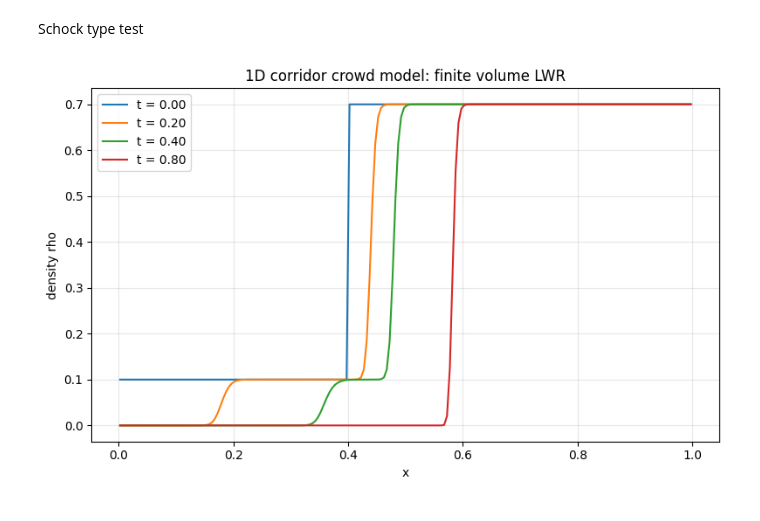
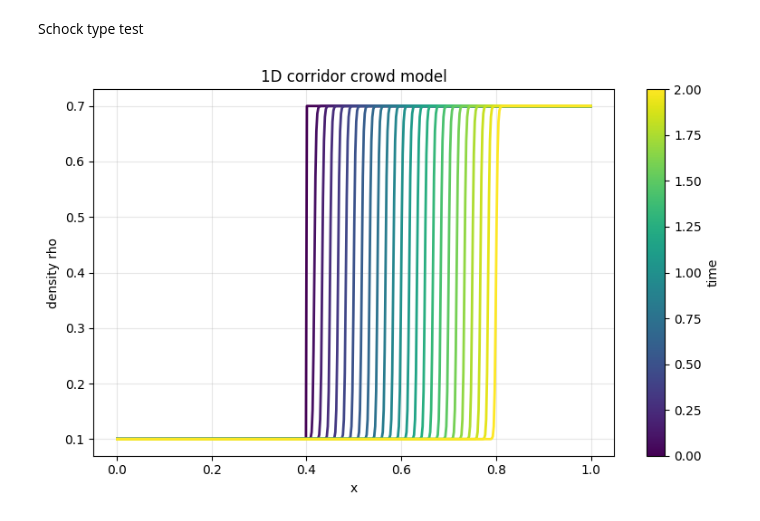
Before and after one commit to margheritabonan/Crowd-Modelling, a Jupyter notebook: crowd_modelling.ipynb, the cells around one changed output. Drawn from its saved outputs; the diff is of its cells as text; code cells hidden in the pictures.

```diff
--- a/crowd_modelling.ipynb
+++ b/crowd_modelling.ipynb
@@ -96,0 +180,11 @@ plt.show()
+# %%
+def initial_density_shock(x):
+    return np.where(x <= 0.4, 0.1, 0.7)
+
+x_coords, density_snapshots = solve_lwr_corridor(
+    initial_density_shock,
+    num_time_steps=1000,
+    num_snapshots=25,
+)
+
+plot_density_snapshots(x_coords, density_snapshots, title="1D corridor model")
@@ -97,25 +193,15 @@ plt.show()
 # %% [markdown]
 Schock type test
 # %%
-def initial_condition(x):
-    """
-    Example initial condition:
-    """
-    rho0 = np.where(x <= 0.4, 0.1, 0.7)
-    return rho0
+x_coords, density_snapshots = solve_lwr_corridor(
+    initial_density_shock,
+    T=2.0,
+    rho_left=0.1,
+    rho_right=0.7,
+    num_time_steps=2000,
+    num_snapshots=25,
+)
 
-x, saved = solve_lwr_corridor()
-
-plt.figure(figsize=(8, 5))
-for ts, rho_ts in saved.items():
-    plt.plot(x, rho_ts, label=f"t = {ts:.2f}")
-
-plt.xlabel("x")
-plt.ylabel("density rho")
-plt.title("1D corridor crowd model: finite volume LWR")
-plt.legend()
-plt.grid(True, alpha=0.3)
-plt.tight_layout()
-plt.show()
+plot_density_snapshots(x_coords, density_snapshots, title="1D corridor crowd model")
 # %% [output]
-[figure, old version]
+[figure, new version]
```
Also changed, not shown: parts of 10 cells of this notebook.
